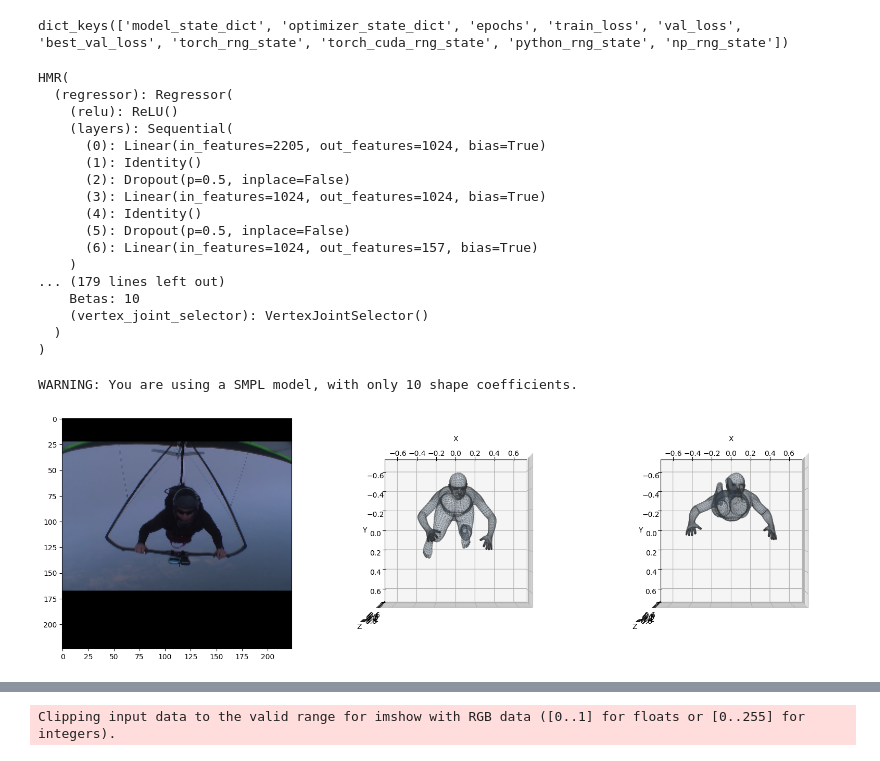
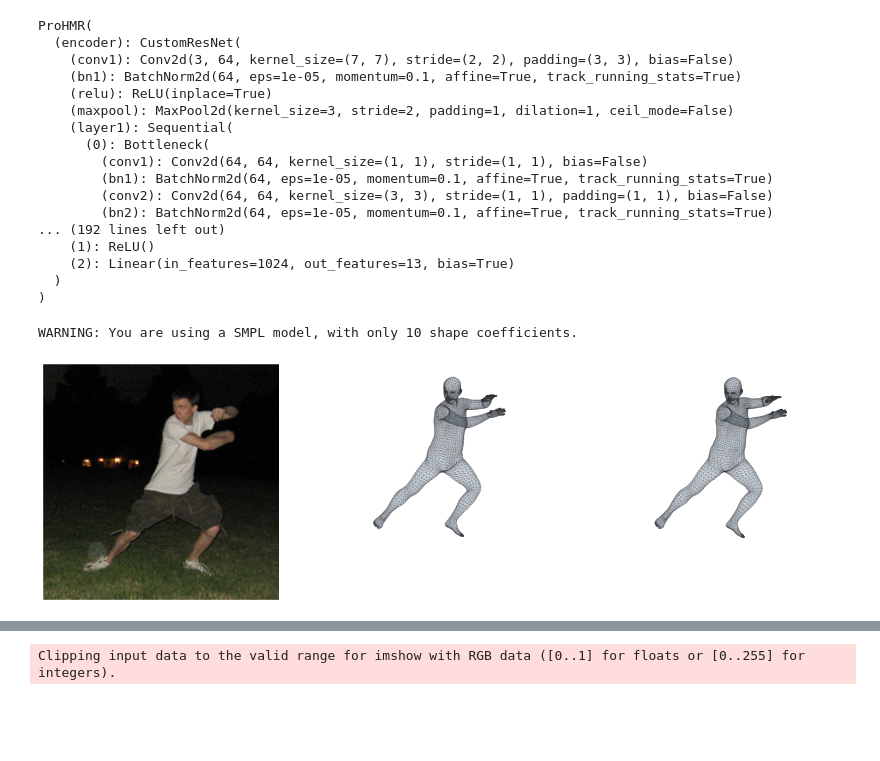
Before and after one commit to sspsk/thesis, a Jupyter notebook: notebooks/projection.ipynb, the cells around one changed output, grey strips where cells are left out. Drawn from its saved outputs; the diff is of its cells as text; code cells hidden in the pictures; blank space fills up the shorter version.

Commit message:
visualization notebook

```diff
--- a/notebooks/projection.ipynb
+++ b/notebooks/projection.ipynb
@@ -39,40 +43,49 @@ WARNING: You are using a SMPL model, with only 10 shape coefficients.
 # %%
-chkpt = torch.load('/gpu-data2/skar/experiments/hmr_custom_backbone_norelu_noshapeloss_withreprojectionlossv2/best.pt',map_location='cpu')
-print(chkpt.keys())
+chkpt_hmr = torch.load('/gpu-data2/skar/experiments/hmr_custom_backbone_norelu_withshapeloss_withreprojectionlossv3/best.pt',map_location='cpu')
+chkpt_prohmr = torch.load('/gpu-data2/skar/experiments/prohmr_custom_backbone_withshapeloss_withreprojectionloss_extrasmpl_withexplosses/best.pt',map_location='cpu')
+#print(chkpt.keys())
 
-model.load_state_dict(chkpt['model_state_dict'])
-model.eval()
+model_hmr.load_state_dict(chkpt_hmr['model_state_dict'])
+model_prohmr.load_state_dict(chkpt_prohmr['model_state_dict'])
+model_hmr.eval()
+model_prohmr.eval()
 # %% [output]
-dict_keys(['model_state_dict', 'optimizer_state_dict', 'epochs', 'train_loss', 'val_loss', 'best_val_loss', 'torch_rng_state', 'torch_cuda_rng_state', 'python_rng_state', 'np_rng_state'])
+ProHMR(
+  (encoder): CustomResNet(
+    (conv1): Conv2d(3, 64, kernel_size=(7, 7), stride=(2, 2), padding=(3, 3), bias=False)
+    (bn1): BatchNorm2d(64, eps=1e-05, momentum=0.1, affine=True, track_running_stats=True)
+    (relu): ReLU(inplace=True)
+    (maxpool): MaxPool2d(kernel_size=3, stride=2, padding=1, dilation=1, ceil_mode=False)
+    (layer1): Sequential(
+      (0): Bottleneck(
+        (conv1): Conv2d(64, 64, kernel_size=(1, 1), stride=(1, 1), bias=False)
+        (bn1): BatchNorm2d(64, eps=1e-05, momentum=0.1, affine=True, track_running_stats=True)
+        (conv2): Conv2d(64, 64, kernel_size=(3, 3), stride=(1, 1), padding=(1, 1), bias=False)
+        (bn2): BatchNorm2d(64, eps=1e-05, momentum=0.1, affine=True, track_running_stats=True)
+... (192 lines left out)
+    (1): ReLU()
+    (2): Linear(in_features=1024, out_features=13, bias=True)
+  )
+)
-HMR(
-  (regressor): Regressor(
-    (relu): ReLU()
-    (layers): Sequential(
-      (0): Linear(in_features=2205, out_features=1024, bias=True)
-      (1): Identity()
-      (2): Dropout(p=0.5, inplace=False)
-      (3): Linear(in_features=1024, out_features=1024, bias=True)
-      (4): Identity()
-      (5): Dropout(p=0.5, inplace=False)
-      (6): Linear(in_features=1024, out_features=157, bias=True)
-    )
-... (179 lines left out)
-    Betas: 10
-    (vertex_joint_selector): VertexJointSelector()
-  )
-)
 # %%
-dataset = EFTDataset(datasets=['mpii'],is_train=True)
+dataset = EFTDataset(datasets=['coco14_val'],is_train=False)
 # %%
 smpl = get_smpl_model(use_feet_keypoints=True,use_hands=True,extra=True)
 # %% [output]
 WARNING: You are using a SMPL model, with only 10 shape coefficients.
 # %%
-sample = dataset[5]
+sample = dataset[11]
 # %%
-cam,pose,shape = model(sample['img'].unsqueeze(0))
-pose_mat = rot6d_to_rotmat(pose[-1].reshape(-1,6)).reshape(-1,24,3,3).flatten(2,3)
-output = smpl(global_orient=pose_mat[:,:1,:],body_pose=pose_mat[:,1:,:],betas=shape[-1],pose2rot=False)
+#cam,pose,shape = model_hmr(sample['img'].unsqueeze(0))
+#pose_mat = rot6d_to_rotmat(pose[-1].reshape(-1,6)).reshape(-1,24,3,3).flatten(2,3)
+#output_hmr = smpl(global_orient=pose_mat[:,:1,:],body_pose=pose_mat[:,1:,:],betas=shape[-1],pose2rot=False)
+pose,shape,_ = model_prohmr.sample(sample['img'].unsqueeze(0))
+pose_mat = rot6d_to_rotmat(pose.reshape(-1,6)).reshape(-1,24,3,3).flatten(2,3)
+output_prohmr1 = smpl(global_orient=pose_mat[:,:1,:],body_pose=pose_mat[:,1:,:],betas=shape,pose2rot=False)
+
+pose,shape,_ = model_prohmr.sample(sample['img'].unsqueeze(0))
+pose_mat = rot6d_to_rotmat(pose.reshape(-1,6)).reshape(-1,24,3,3).flatten(2,3)
+output_prohmr2 = smpl(global_orient=pose_mat[:,:1,:],body_pose=pose_mat[:,1:,:],betas=shape,pose2rot=False)
 
 pose_gt = sample['pose'].unsqueeze(0).flatten(2,3)
 shape_gt = sample['shape'].unsqueeze(0)
@@ -80,37 +93,41 @@ output_gt = smpl(global_orient=pose_gt[:,:1,:],body_pose=pose_gt[:,1:,:],betas=s
 # %%
 fig= plt.figure(figsize=(15,5))
 ax1 = fig.add_axes(131)
 ax2 = fig.add_axes(132,projection='3d')
 ax3 = fig.add_axes(133,projection='3d')
 
 mean=torch.tensor([0.485, 0.456, 0.406])
 std=torch.tensor([0.229, 0.224, 0.225])
 img = sample['img']*std.unsqueeze(-1).unsqueeze(-1) + mean.unsqueeze(-1).unsqueeze(-1)
 ax1.imshow(img.permute(1,2,0).numpy())
+ax1.set_axis_off()
 
 ax2 = display_model(
-            {'verts': output.vertices.cpu().detach(),
-             'joints': output.joints[0,:24,:].cpu().detach()},
+            {'verts': output_prohmr1.vertices.cpu().detach(),
+             'joints': output_prohmr1.joints[0,:24,:].cpu().detach()},
             model_faces=smpl.faces.astype(int),
             with_joints=False,
             kintree_table=smpl.parents,
             savepath=None,
             show=False,
-            ax=ax2)
+            ax=ax2,
+            alpha=0.1)
 ax2.view_init(elev=-90,azim=-90)
+ax2.set_axis_off()
 
 ax3 = display_model(
-            {'verts': output_gt.vertices.cpu().detach(),
-             'joints': output_gt.joints[0,:24,:].cpu().detach()},
+            {'verts': output_prohmr2.vertices.cpu().detach(),
+             'joints': output_prohmr2.joints[0,:24,:].cpu().detach()},
             model_faces=smpl.faces.astype(int),
             with_joints=False,
             kintree_table=smpl.parents,
             savepath=None,
             show=False,
             ax=ax3)
 ax3.view_init(elev=-90,azim=-90)
+ax3.set_axis_off()
 # %% [output]
-[figure, old version]
+[figure, new version]
 # %%
 kp2s = sample['keypoints2d'].to(int).numpy()
 img = sample['img']*std.unsqueeze(-1).unsqueeze(-1) + mean.unsqueeze(-1).unsqueeze(-1)
```
Also changed, not shown: parts of 2 cells of this notebook, 2 other files.
